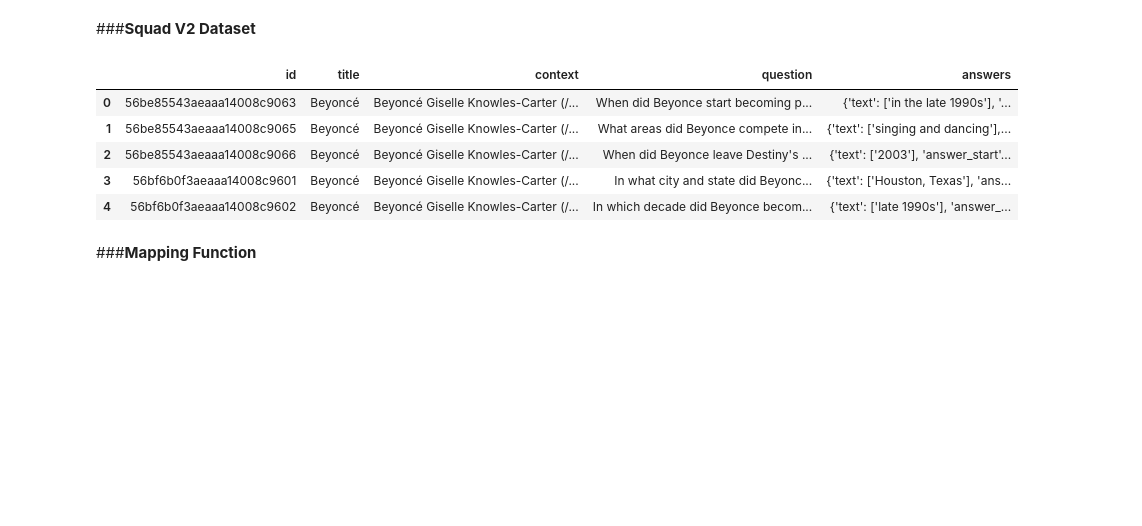
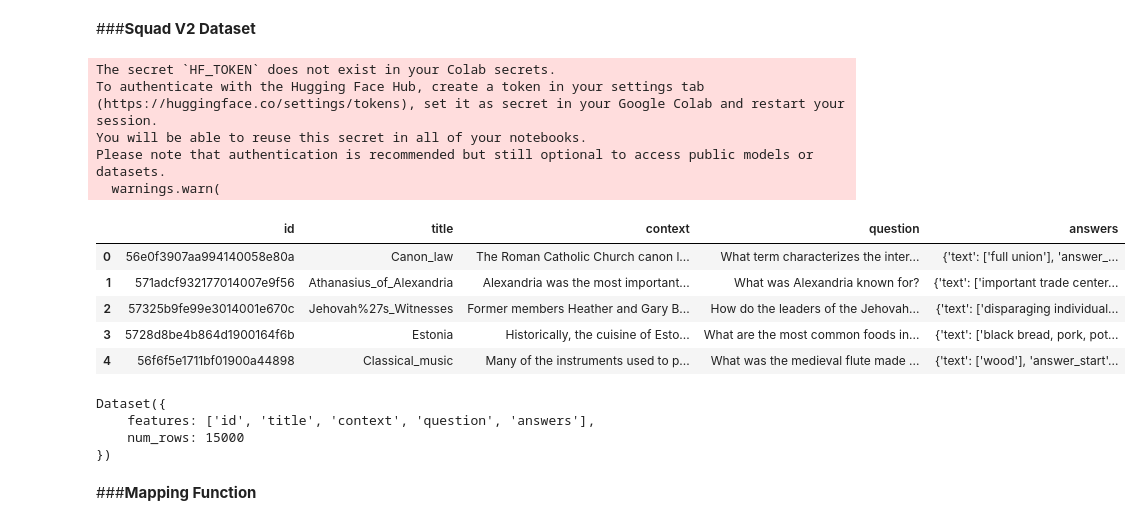
Before and after one commit to gauravdey2024/mcq-generator, a Jupyter notebook: 06_My_MCQ_Generator_TinyLlama.ipynb, the cells around one changed output. Drawn from its saved outputs; the diff is of its cells as text; code cells hidden in the pictures; blank space fills up the shorter version.

```diff
--- a/06_My_MCQ_Generator_TinyLlama.ipynb
+++ b/06_My_MCQ_Generator_TinyLlama.ipynb
@@ -134,17 +150,29 @@ output[0]['generated_text']
 # %% [markdown]
 ###**Squad V2 Dataset**
 # %%
-train_dataset = load_dataset('rajpurkar/squad_v2', split='train') #
+train_dataset = load_dataset('rajpurkar/squad_v2', split='train').shuffle(seed=42).select(range(15000))
 
 df = train_dataset.to_pandas()
 df.head()
 # %% [output]
+The secret `HF_TOKEN` does not exist in your Colab secrets.
+To authenticate with the Hugging Face Hub, create a token in your settings tab (https://huggingface.co/settings/tokens), set it as secret in your Google Colab and restart your session.
+You will be able to reuse this secret in all of your notebooks.
+Please note that authentication is recommended but still optional to access public models or datasets.
+  warnings.warn(
 |  | id | title | context | question | answers |
-| 0 | 56be85543aeaaa14008c9063 | Beyoncé | Beyoncé Giselle Knowles-Carter (/... | When did Beyonce start becoming p... | {'text': ['in the late 1990s'], '... |
-| 1 | 56be85543aeaaa14008c9065 | Beyoncé | Beyoncé Giselle Knowles-Carter (/... | What areas did Beyonce compete in... | {'text': ['singing and dancing'],... |
-| 2 | 56be85543aeaaa14008c9066 | Beyoncé | Beyoncé Giselle Knowles-Carter (/... | When did Beyonce leave Destiny's ... | {'text': ['2003'], 'answer_start'... |
-| 3 | 56bf6b0f3aeaaa14008c9601 | Beyoncé | Beyoncé Giselle Knowles-Carter (/... | In what city and state did Beyonc... | {'text': ['Houston, Texas'], 'ans... |
-| 4 | 56bf6b0f3aeaaa14008c9602 | Beyoncé | Beyoncé Giselle Knowles-Carter (/... | In which decade did Beyonce becom... | {'text': ['late 1990s'], 'answer_... |
+| 0 | 56e0f3907aa994140058e80a | Canon_law | The Roman Catholic Church canon l... | What term characterizes the inter... | {'text': ['full union'], 'answer_... |
+| 1 | 571adcf932177014007e9f56 | Athanasius_of_Alexandria | Alexandria was the most important... | What was Alexandria known for? | {'text': ['important trade center... |
+| 2 | 57325b9fe99e3014001e670c | Jehovah%27s_Witnesses | Former members Heather and Gary B... | How do the leaders of the Jehovah... | {'text': ['disparaging individual... |
+| 3 | 5728d8be4b864d1900164f6b | Estonia | Historically, the cuisine of Esto... | What are the most common foods in... | {'text': ['black bread, pork, pot... |
+| 4 | 56f6f5e1711bf01900a44898 | Classical_music | Many of the instruments used to p... | What was the medieval flute made ... | {'text': ['wood'], 'answer_start'... |
+# %%
+train_dataset
+# %% [output]
+Dataset({
+    features: ['id', 'title', 'context', 'question', 'answers'],
+    num_rows: 15000
+})
 # %% [markdown]
 ###**Mapping Function**
 # %%
```
Also changed, not shown: parts of 27 cells of this notebook.
